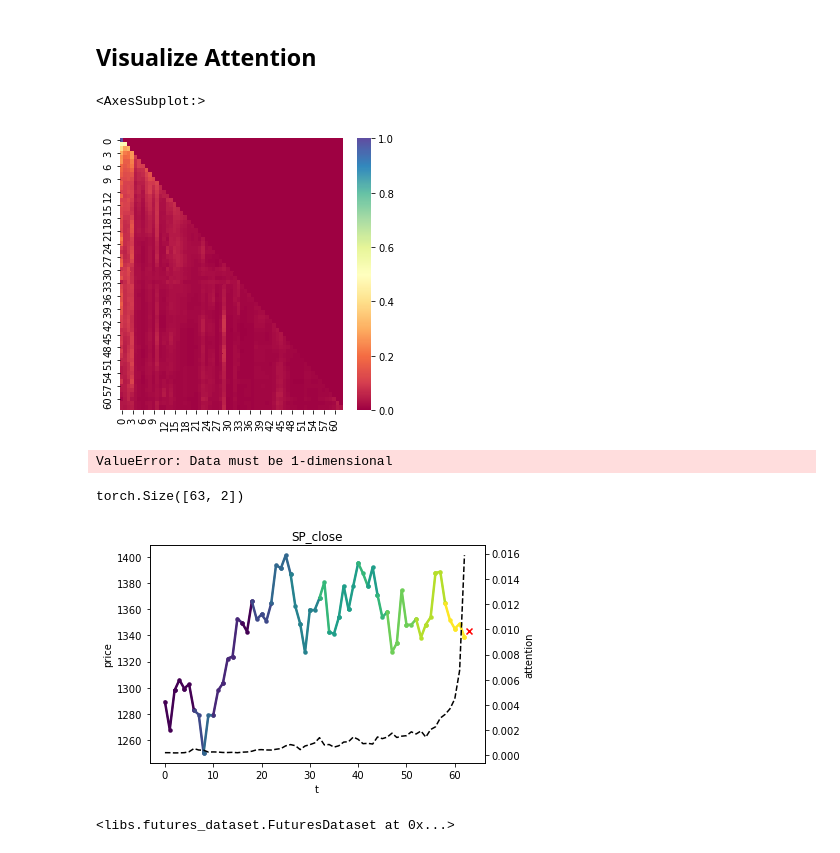
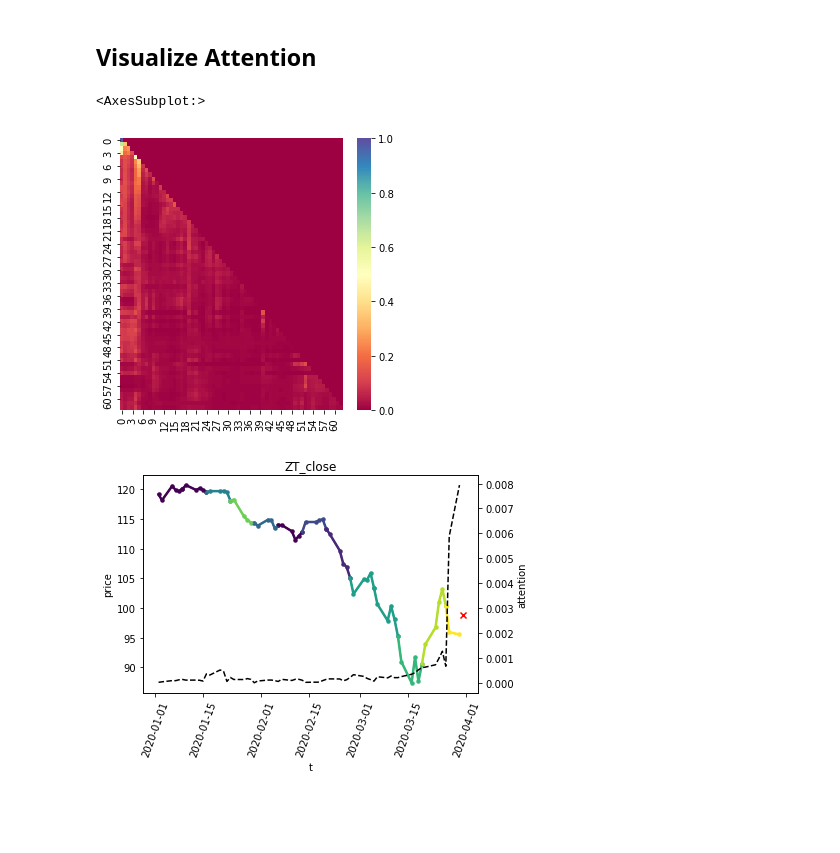
Before and after one commit to YanWanquan/oxthesis, a Jupyter notebook: visualize_attn.ipynb, the cells around one changed output. Cells and saved outputs as stored; diff of their text form; code cells hidden in the pictures; blank space fills up the shorter version.

Commit message:
Working on global attention evaluation

```diff
--- a/visualize_attn.ipynb
+++ b/visualize_attn.ipynb
@@ -1,9 +1,7 @@
 # %% [markdown]
 # Visualize the Attention of the Models
 # %%
-path = "/nfs/home/sveng/logs/tmp/opt_a-transformer_l-sharpe_ty-2000_bs-128_lr-0.01_pa-25_gn-0.5_wl-63_ws-63_nl-1_dh-10_dr-0.1_dm-20_nh-4.p"
+path = "/nfs/home/sveng/logs/random_sharpe_transformer/11_06_2021/opt_a-transformer_l-sharpe_ty-2020_bs-128_lr-0.001_pa-25_gn-1_wl-63_ws-63_nl-2_dh-512_dr-0.1_dm-128_nh-4.p"
-# %%
-path = "/nfs/home/sveng/logs/random_sharpe_transformer/11_06_2021/opt_a-transformer_l-sharpe_ty-1995_bs-64_lr-0.001_pa-25_gn-0.0001_wl-63_ws-63_nl-1_dh-256_dr-0.1_dm-128_nh-8.p"
 # %%
 import numpy as np
 import pandas as pd
@@ -55,17 +56,9 @@ fig, ax = plt.subplots(figsize=(5, 5))
 sns.heatmap(attn[0, :, :], ax=ax, cmap="Spectral")
 # %% [output]
 <AxesSubplot:>
-[figure, old version]
+[figure, new version]
-# %%
-y = dataset_test[0]['prs'].squeeze().cpu().numpy()
-sns.lineplot(y=y, x=range(63), color="black")
-ax2 = plt.twinx()
-y_attn = np.flip(attn[0, :, 0], axis=-1)
-sns.lineplot(x=range(63), y=y_attn, ax=ax2, color="red")
-# %% [output]
-ValueError: Data must be 1-dimensional
 # %%
-def plot_attention_line(model, data_iter=dataset_test, id=None, step=2, n_color=5, n_layer=0):
+def plot_attention_line(model, data_iter=dataset_test, base_df=base_loader.df[DataTypes.TEST], id=None, step=2, n_color=5, n_layer=0):
     if id is None:
         # randomize
         sample_size = len(data_iter)
@@ -74,20 +67,16 @@ def plot_attention_line(model, data_iter=dataset_test, id=None, step=2, n_color=
     attn = data_iter.get_attention(id=id, model=model).detach().cpu().numpy()[0, :, :, :]
     attn = attn / np.sum(attn)
     inst = dataset_test[id]['inst']
-    t_0 = dataset_test[id]['time'] # tmp
-
-    # tmp
-    pred = ((1 + data_iter[id]['trg'][-1]) * data_iter[id]['prs'][-1]).cpu().numpy()
-
-    print(data_iter[id]['prs'].shape)
 
     # build df ----
     df_plot = pd.DataFrame({
         'prs': data_iter[id]['prs'][:, 0].squeeze().cpu().numpy(),
         'prs_lead': data_iter[id]['prs'][:, 1].squeeze().cpu().numpy(),
-        'attn': np.flip(attn[n_layer, :, 0], axis=-1)
+        'attn': np.flip(attn[n_layer, :, 0], axis=-1),
+        't': data_iter[id]['time']
     })
-    df_plot['t'] = range(df_plot.shape[0])
+    #df_plot['t'] = range(df_plot.shape[0])
+    df_plot['date'] = base_df.index[df_plot['t']]
     df_plot['t_group'] = pd.qcut(df_plot['t'], int(63/step), labels=False)
     df_plot['attn_mean'] = df_plot['attn'].groupby(df_plot['t_group']).transform('mean')
     df_plot['attn_group'] = pd.qcut(df_plot['attn_mean'], n_color, labels=False)
@@ -100,28 +89,26 @@ def plot_attention_line(model, data_iter=dataset_test, id=None, step=2, n_color=
         group = df_plot.iloc[i:(i+step+1),:]
         attn_i = group.iloc[0, -1]
         color = cmap(attn_i)
-        ax.plot(group['t'], group['prs'], color=color, markeredgewidth=1.5, zorder=0, marker=".")
-        ax.plot(group['t'], group['prs'], color=color, linewidth=2.5, zorder=2)
+        ax.plot(group['date'], group['prs'], color=color, markeredgewidth=1.5, zorder=0, marker=".")
+        ax.plot(group['date'], group['prs'], color=color, linewidth=2.5, zorder=2)
 
     # prediction point
-    ax.scatter(df_plot['t'].iat[-1]+1, df_plot['prs_lead'].iat[-1], marker="x", color="red")
+    # ... currently not support business date (!)
+    next_date = df_plot['date'].iat[-1] + pd.Timedelta(1, 'D')
+    ax.scatter(next_date, df_plot['prs_lead'].iat[-1], marker="x", color="red")
 
     # raw
     ax2 = ax.twinx()
-    ax2.plot(df_plot['t'], df_plot['attn'], '--', zorder=1, color="black")
+    ax2.plot(df_plot['date'], df_plot['attn'], '--', zorder=1, color="black")
 
     # labels, ..
     ax.set_xlabel('t')
     ax.set_ylabel('price')
     ax2.set_ylabel('attention')
     ax.set_title(inst)
+    ax.tick_params(axis='x', rotation=70)
     fig.show()
 # %%
-plot_attention_line(model=model, data_iter=dataset_test, step=2, n_color=10)
+plot_attention_line(model=model, data_iter=dataset_test, step=5, n_color=10)
 # %% [output]
-torch.Size([63, 2])
-[figure, old version]
+[figure, new version]
-# %%
-dataset_test
-# %% [output]
-<libs.futures_dataset.FuturesDataset at 0x...>
```
Also changed, not shown: parts of 9 cells of this notebook, 3 other files.
